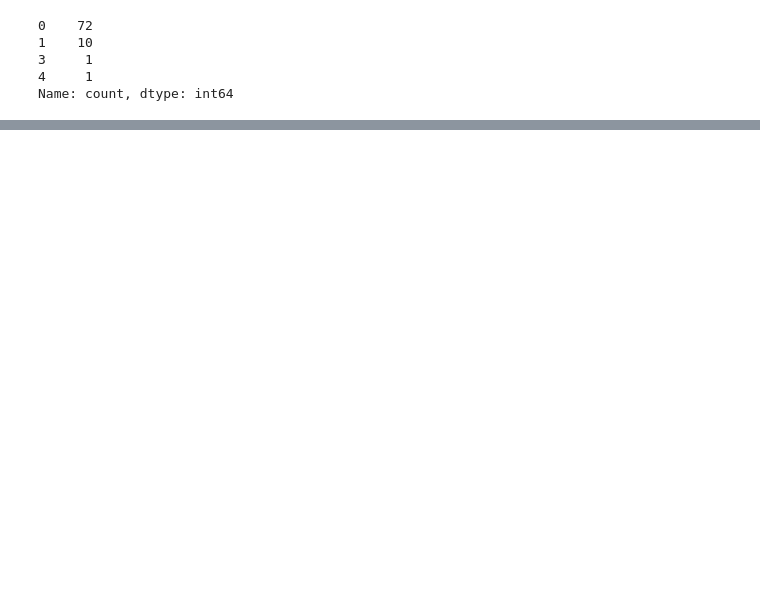
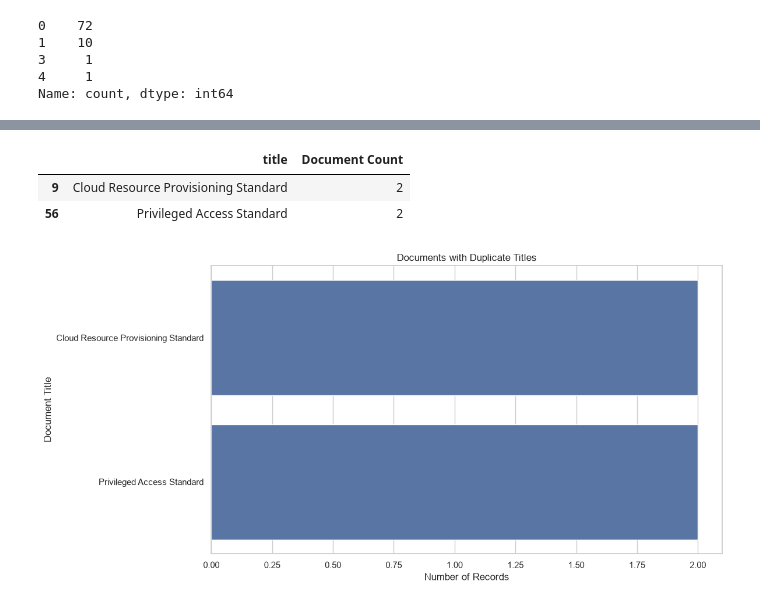
Before and after one commit to anurag-insights/RAG-Based-AI-Document-Assistant-, a Jupyter notebook: notebooks/01_EDA.ipynb, the cells around one changed output, grey strips where cells are left out. Saved outputs shown, nothing was run; the diff lists cells and outputs as text; code cells hidden in the pictures; blank space fills up the shorter version.

Commit message:
duplicate values

```diff
--- a/notebooks/01_EDA.ipynb
+++ b/notebooks/01_EDA.ipynb
@@ -404,0 +439,37 @@ Name: count, dtype: int64
+# %%
+title_duplicate_summary = (
+    df.groupby("title")
+    .size()
+    .reset_index(name="Document Count")
+    .query("`Document Count` > 1")
+    .sort_values("Document Count", ascending=False)
+)
+
+title_duplicate_summary
+# %% [output]
+|  | title | Document Count |
+| 9 | Cloud Resource Provisioning Standard | 2 |
+| 56 | Privileged Access Standard | 2 |
+# %%
+plt.figure(figsize=(12, 6))
+
+sns.barplot(
+    data=title_duplicate_summary,
+    x="Document Count",
+    y="title"
+)
+
+plt.title("Documents with Duplicate Titles")
+plt.xlabel("Number of Records")
+plt.ylabel("Document Title")
+plt.tight_layout()
+
+plt.savefig(
+    visualization_dir / "03_duplicate_title_analysis.png",
+    dpi=300,
+    bbox_inches="tight"
+)
+
+plt.show()
+# %% [output]
+[figure, added]
```
Also changed, not shown: parts of 5 cells of this notebook.
